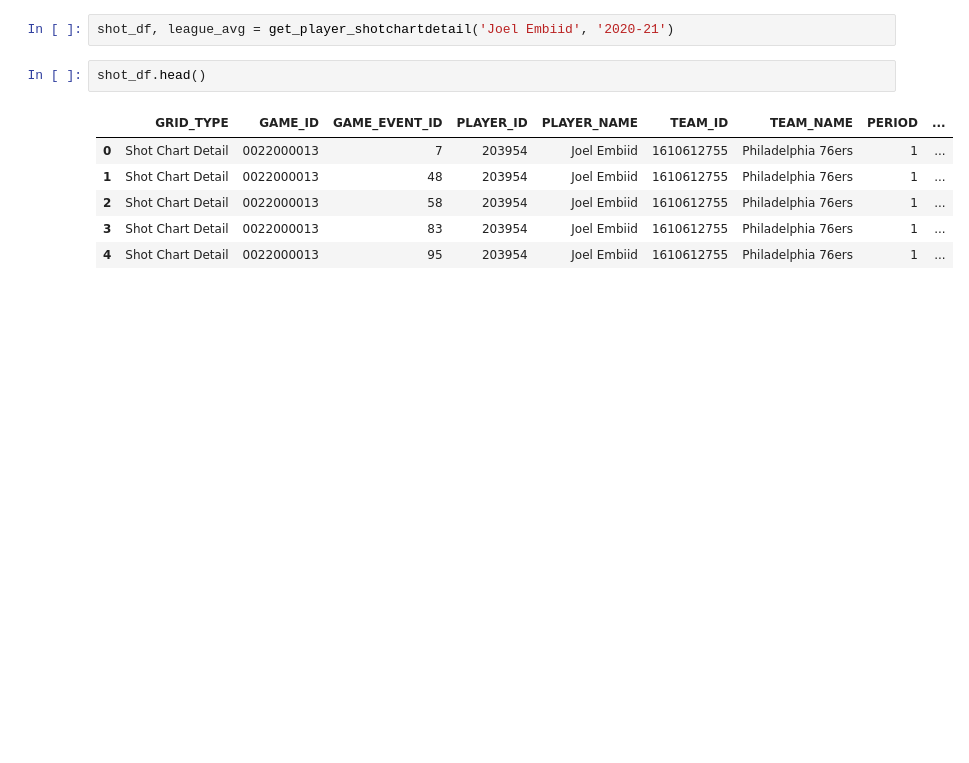
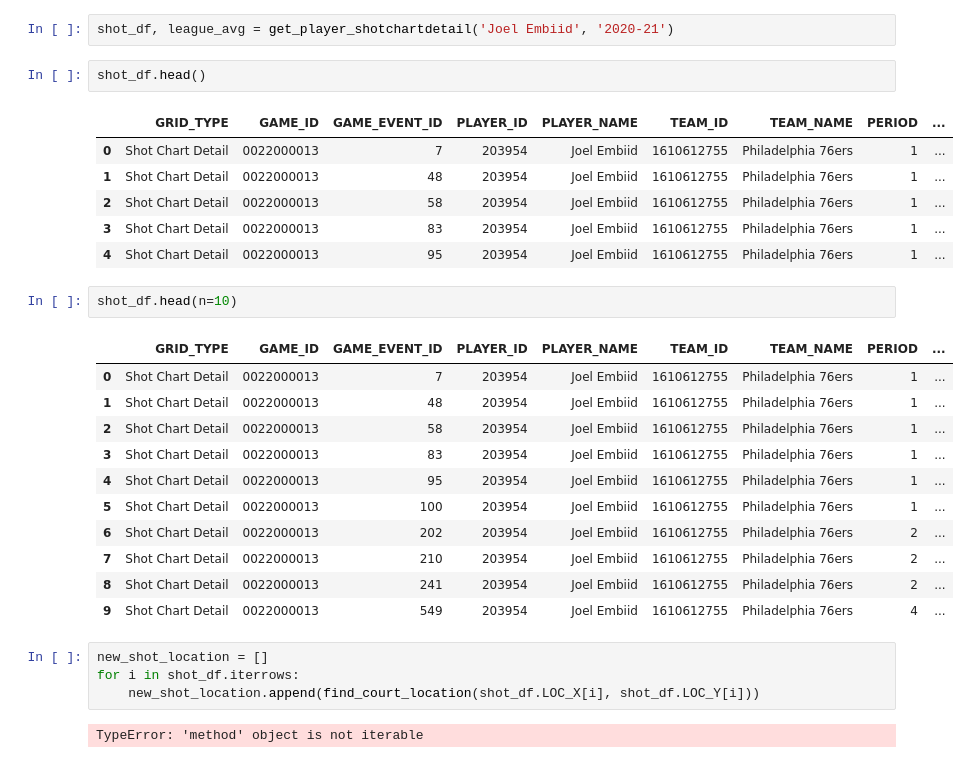
Before and after one commit to tdiaman42/NBA_Player_Spacing, a Jupyter notebook: Dataset_Wrangler.ipynb, the cells around one changed output. Drawn from its saved outputs; the diff is of its cells as text; blank space fills up the shorter version.

```diff
--- a/Dataset_Wrangler.ipynb
+++ b/Dataset_Wrangler.ipynb
@@ -159,3 +251,23 @@ shot_df.head()
 | 2 | Shot Chart Detail | 0022000013 | 58 | 203954 | Joel Embiid | 1610612755 | Philadelphia 76ers | 1 | ... |
 | 3 | Shot Chart Detail | 0022000013 | 83 | 203954 | Joel Embiid | 1610612755 | Philadelphia 76ers | 1 | ... |
 | 4 | Shot Chart Detail | 0022000013 | 95 | 203954 | Joel Embiid | 1610612755 | Philadelphia 76ers | 1 | ... |
+# %%
+shot_df.head(n=10)
+# %% [output]
+|  | GRID_TYPE | GAME_ID | GAME_EVENT_ID | PLAYER_ID | PLAYER_NAME | TEAM_ID | TEAM_NAME | PERIOD | ... |
+| 0 | Shot Chart Detail | 0022000013 | 7 | 203954 | Joel Embiid | 1610612755 | Philadelphia 76ers | 1 | ... |
+| 1 | Shot Chart Detail | 0022000013 | 48 | 203954 | Joel Embiid | 1610612755 | Philadelphia 76ers | 1 | ... |
+| 2 | Shot Chart Detail | 0022000013 | 58 | 203954 | Joel Embiid | 1610612755 | Philadelphia 76ers | 1 | ... |
+| 3 | Shot Chart Detail | 0022000013 | 83 | 203954 | Joel Embiid | 1610612755 | Philadelphia 76ers | 1 | ... |
+| 4 | Shot Chart Detail | 0022000013 | 95 | 203954 | Joel Embiid | 1610612755 | Philadelphia 76ers | 1 | ... |
+| 5 | Shot Chart Detail | 0022000013 | 100 | 203954 | Joel Embiid | 1610612755 | Philadelphia 76ers | 1 | ... |
+| 6 | Shot Chart Detail | 0022000013 | 202 | 203954 | Joel Embiid | 1610612755 | Philadelphia 76ers | 2 | ... |
+| 7 | Shot Chart Detail | 0022000013 | 210 | 203954 | Joel Embiid | 1610612755 | Philadelphia 76ers | 2 | ... |
+| 8 | Shot Chart Detail | 0022000013 | 241 | 203954 | Joel Embiid | 1610612755 | Philadelphia 76ers | 2 | ... |
+| 9 | Shot Chart Detail | 0022000013 | 549 | 203954 | Joel Embiid | 1610612755 | Philadelphia 76ers | 4 | ... |
+# %%
+new_shot_location = []
+for i in shot_df.iterrows:
+    new_shot_location.append(find_court_location(shot_df.LOC_X[i], shot_df.LOC_Y[i]))
+# %% [output]
+TypeError: 'method' object is not iterable
```
Also changed, not shown: parts of 1 cell of this notebook.
